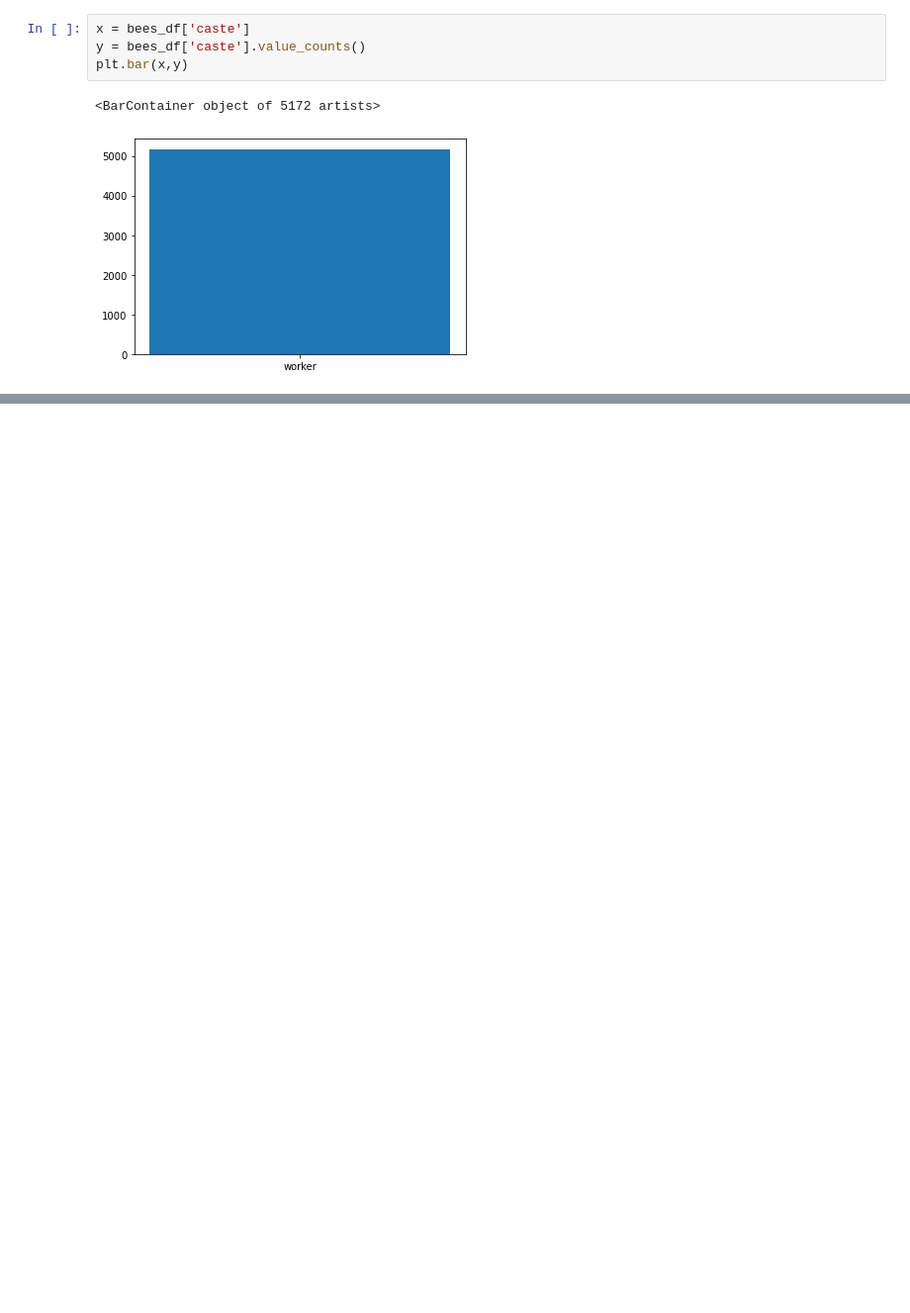
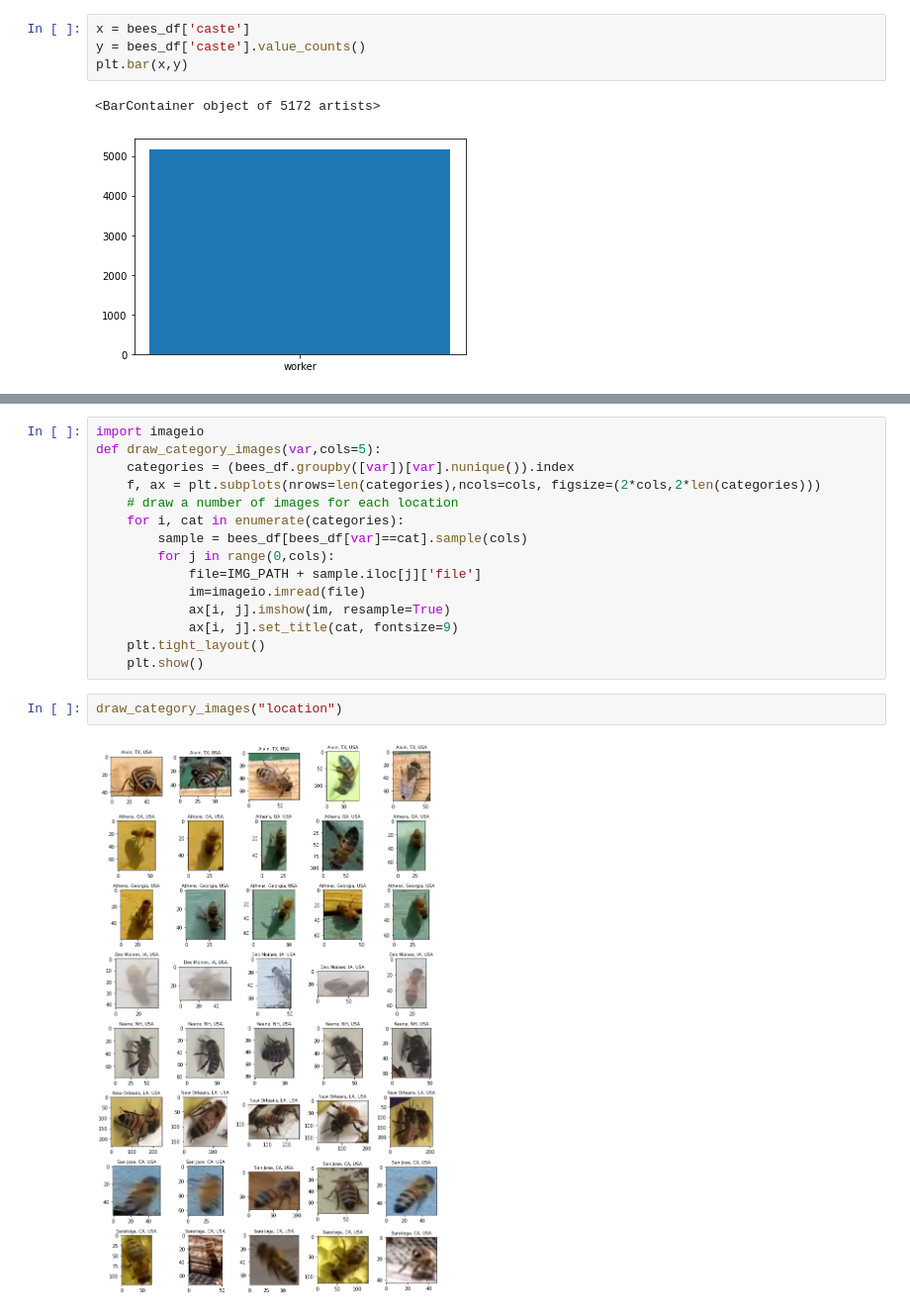
Before and after one commit to Sirithi/Challenges, a Jupyter notebook: BeeChallenges.ipynb, the cells around one changed output, grey strips where cells are left out. Shown at 99% size. Saved outputs shown, nothing was run; the diff lists cells and outputs as text; blank space fills up the shorter version.

```diff
--- a/BeeChallenges.ipynb
+++ b/BeeChallenges.ipynb
@@ -141,0 +221,19 @@ plt.bar(x,y)
+# %%
+import imageio
+def draw_category_images(var,cols=5):
+    categories = (bees_df.groupby([var])[var].nunique()).index
+    f, ax = plt.subplots(nrows=len(categories),ncols=cols, figsize=(2*cols,2*len(categories)))
+    # draw a number of images for each location
+    for i, cat in enumerate(categories):
+        sample = bees_df[bees_df[var]==cat].sample(cols)
+        for j in range(0,cols):
+            file=IMG_PATH + sample.iloc[j]['file']
+            im=imageio.imread(file)
+            ax[i, j].imshow(im, resample=True)
+            ax[i, j].set_title(cat, fontsize=9)
+    plt.tight_layout()
+    plt.show()
+# %%
+draw_category_images("location")
+# %% [output]
+[figure, added]
```
Also changed, not shown: parts of 8 cells of this notebook.
